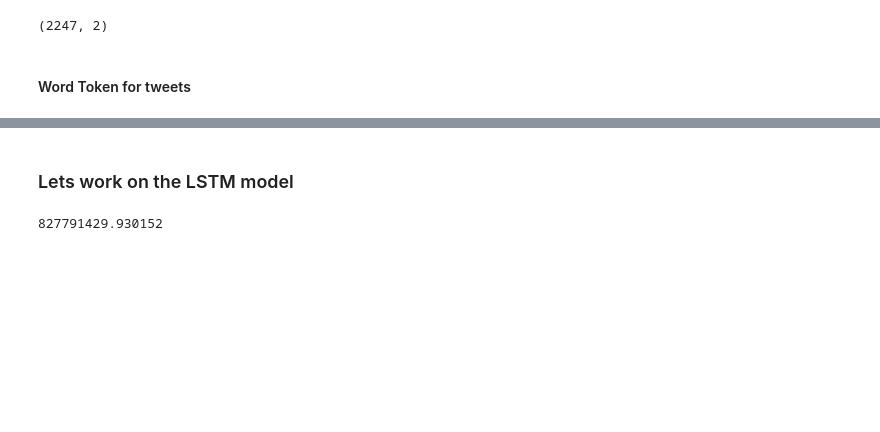
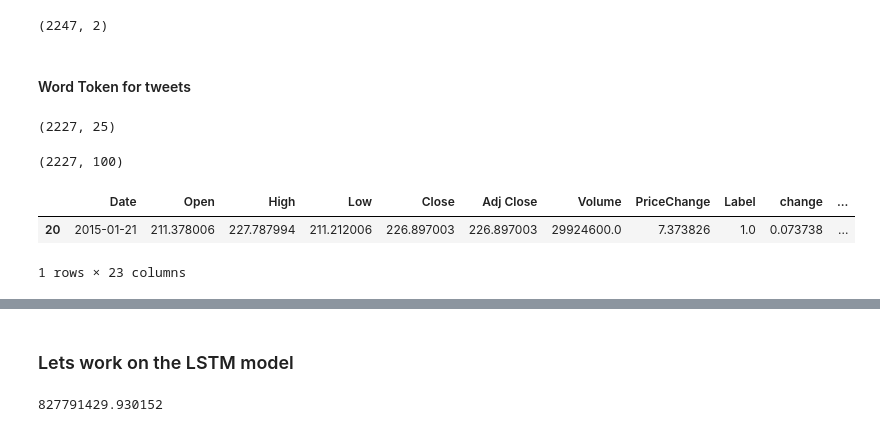
Before and after one commit to kaysho/MSc-Thesis, a Jupyter notebook: Multi_Modal_Model.ipynb, the cells around one changed output, grey strips where cells are left out. Saved outputs shown, nothing was run; the diff lists cells and outputs as text; code cells hidden in the pictures; blank space fills up the shorter version.

```diff
--- a/Multi_Modal_Model.ipynb
+++ b/Multi_Modal_Model.ipynb
@@ -376,8 +396,3 @@ token, t= tokenize_pad_sequences(tweets['top_100_words'])
-# %%
-tweets['text_embeddings']= {}
-# %%
-for index,item in enumerate(token):
-    tweets['text_embeddings'][index] = item
 # %%
 price['Date'] = pd.to_datetime(price['Date'])
 # %%
@@ -388,0 +406,8 @@ multi_modal = multi_modal.dropna()
+# %%
+multi_modal.shape
+# %% [output]
+(2227, 25)
+# %%
+token.shape
+# %% [output]
+(2227, 100)
@@ -389,2 +419,8 @@ multi_modal = multi_modal.dropna()
 # %%
-multi_modal = multi_modal.drop(['text_split', 'top_100_words'], axis=1)
+# multi_modal = multi_modal.drop(['text_split', 'top_100_words'], axis=1)
+# %%
+multi_modal.head(1)
+# %% [output]
+|  | Date | Open | High | Low | Close | Adj Close | Volume | PriceChange | Label | change | ... |
+| 20 | 2015-01-21 | 211.378006 | 227.787994 | 211.212006 | 226.897003 | 226.897003 | 29924600.0 | 7.373826 | 1.0 | 0.073738 | ... |
+1 rows × 23 columns
```
Also changed, not shown: parts of 21 cells of this notebook.
